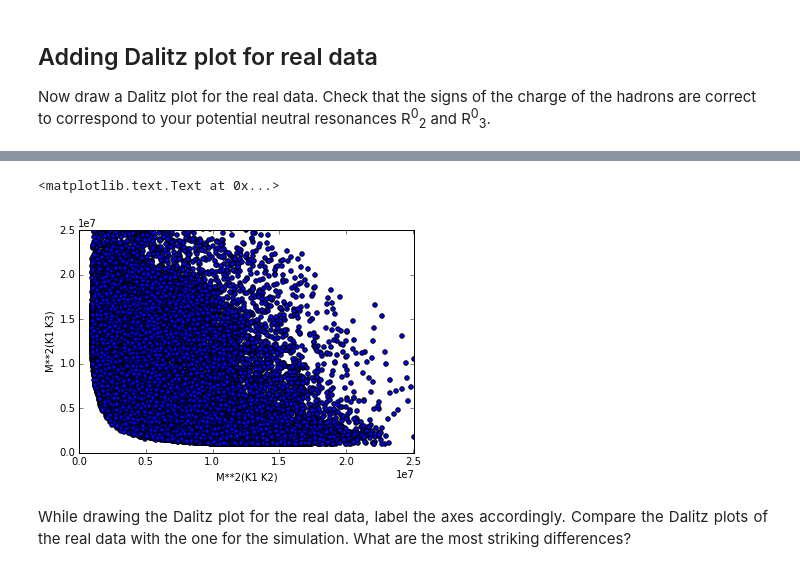
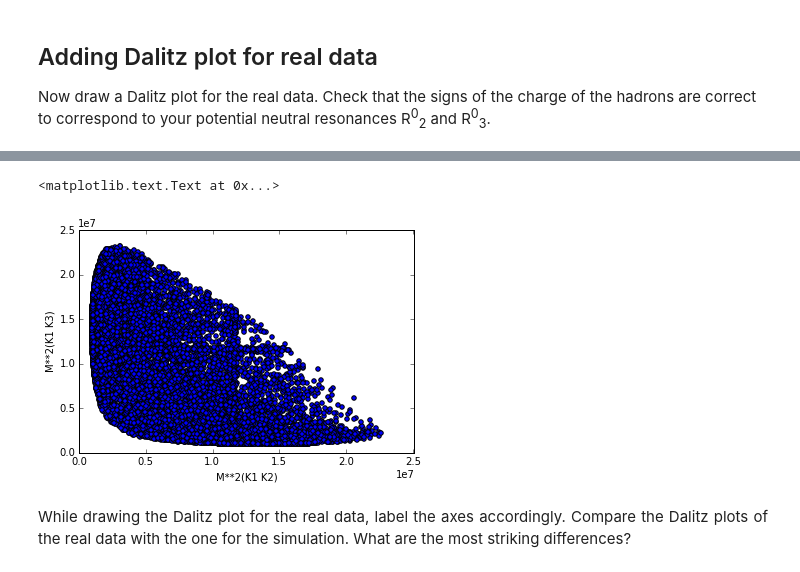
Before and after one commit to pjholt/opendata-project, a Jupyter notebook: LHCb_Open_Data_Project.ipynb, the cells around one changed output, grey strips where cells are left out. Drawn from its saved outputs; the diff is of its cells as text; code cells hidden in the pictures.

```diff
--- a/LHCb_Open_Data_Project.ipynb
+++ b/LHCb_Open_Data_Project.ipynb
@@ -296,7 +296,7 @@ preselection = "H1_ProbPi < 0.5 & H2_ProbPi < 0.5 & H3_ProbPi < 0.5 & H1_ProbK >
 This next line of code just loads the real data into a new DataFrame, this may take a few minutes.
 It also applies the preselection that you have created if you called it preselection.
 # %%
-real_data = read_root(['./B2HHH_MagnetDown.root', './B2HHH_MagnetUp.root'], where=preselection)
+PrSel_real_data = read_root(['./B2HHH_MagnetDown.root', './B2HHH_MagnetUp.root'], where=preselection)
 # %% [markdown]
 Make histograms of the probability of a final state particle being a kaon or a pion.
 These will help guide you on suitable probability values at which to cut.
@@ -326,23 +327,23 @@ Compare it with the one you drew for the simulation data.
 Can you explain the differences you observe?
 # %%
 # draw a histogram for the B meson mass in the real data
-real_data.eval('H1_P = sqrt(H1_PX**2 + H1_PY**2 + H1_PZ**2)')
-real_data['H1_M'] = mass_Kp
-real_data.eval('H1_E = sqrt(H1_P**2 + H1_M**2)')
-real_data.eval('H2_P = sqrt(H2_PX**2 + H2_PY**2 + H2_PZ**2)')
-real_data['H2_M'] = mass_Kp
-real_data.eval('H2_E = sqrt(H2_P**2 + H2_M**2)')
-real_data.eval('H3_P = sqrt(H3_PX**2 + H3_PY**2 + H3_PZ**2)')
-real_data['H3_M'] = mass_Kp
-real_data.eval('H3_E = sqrt(H3_P**2 + H3_M**2)')
-real_data.eval('B_E = H1_E + H2_E + H3_E')
-real_data.eval('B_PX = H1_PX + H2_PX + H3_PX')
-real_data.eval('B_PY = H1_PY + H2_PY + H3_PY')
-real_data.eval('B_PZ = H1_PZ + H2_PZ + H3_PZ')
-real_data.eval('B_P = sqrt(B_PX**2 + B_PY**2 + B_PZ**2)')
-real_data.eval('B_M = sqrt((B_E - B_P)*(B_E + B_P))')
-#real_data.head(5)
-H_real_data_B_M = real_data.B_M.hist(bins=100, range=[5200,5400])
+PrSel_real_data.eval('H1_P = sqrt(H1_PX**2 + H1_PY**2 + H1_PZ**2)')
+PrSel_real_data['H1_M'] = mass_Kp
+PrSel_real_data.eval('H1_E = sqrt(H1_P**2 + H1_M**2)')
+PrSel_real_data.eval('H2_P = sqrt(H2_PX**2 + H2_PY**2 + H2_PZ**2)')
+PrSel_real_data['H2_M'] = mass_Kp
+PrSel_real_data.eval('H2_E = sqrt(H2_P**2 + H2_M**2)')
+PrSel_real_data.eval('H3_P = sqrt(H3_PX**2 + H3_PY**2 + H3_PZ**2)')
+PrSel_real_data['H3_M'] = mass_Kp
+PrSel_real_data.eval('H3_E = sqrt(H3_P**2 + H3_M**2)')
+PrSel_real_data.eval('B_E = H1_E + H2_E + H3_E')
+PrSel_real_data.eval('B_PX = H1_PX + H2_PX + H3_PX')
+PrSel_real_data.eval('B_PY = H1_PY + H2_PY + H3_PY')
+PrSel_real_data.eval('B_PZ = H1_PZ + H2_PZ + H3_PZ')
+PrSel_real_data.eval('B_P = sqrt(B_PX**2 + B_PY**2 + B_PZ**2)')
+PrSel_real_data.eval('B_M = sqrt((B_E - B_P)*(B_E + B_P))')
+#PrSel_real_data.head(5)
+H_PrSel_real_data_B_M = PrSel_real_data.B_M.hist(bins=100, range=[5200,5400])
 xlabel('B_M')
 ylabel('Number')
 # %% [output]
@@ -358,3 +359,9 @@ Once you have finalised the selection on particle identification also make cuts
 This is an example string, showing the syntax, that you could use as a preselection starting point:
 # %%
 preselection = "H1_ProbPi < 0.5 & H2_ProbPi < 0.5 & H3_ProbPi < 0.5 & H1_ProbK > 0.5 & H2_ProbK > 0.5 & H3_ProbK > 0.5 & !H1_isMuon & !H2_isMuon & !H3_isMuon"
+# %%
+# Apply B Mass Selection here
+BSel_real_data = PrSel_real_data.query("B_M > 5250 & B_M < 5320")
+H_BSel_real_data_B_M = BSel_real_data.B_M.hist(bins=100, range=[5200,5400])
+xlabel('B_M')
+ylabel('Number')
@@ -556,13 +566,13 @@ real_data.head(5)
 # %%
 # make a Dalitz plot for the real data (with your preselection cuts applied)
-scatter(real_data['R12_MSq'], real_data['R13_MSq'])
+scatter(BSel_real_data['R12_MSq'], BSel_real_data['R13_MSq'])
 plt.xlim(0, 25040000) # change the x axis range
 plt.ylim(0, 25040000)  # change the y axis range
 xlabel('M**2(K1 K2)')
 ylabel('M**2(K1 K3)')
 # %% [output]
 <matplotlib.text.Text at 0x...>
-[figure, old version]
+[figure, new version]
 # %% [markdown]
 <div align="justify">While drawing the Dalitz plot for the real data, label the axes accordingly. Compare the Dalitz plots of the real data with the one for the simulation.
 What are the most striking differences?
```
Also changed, not shown: parts of 14 cells of this notebook, 1 other file.
